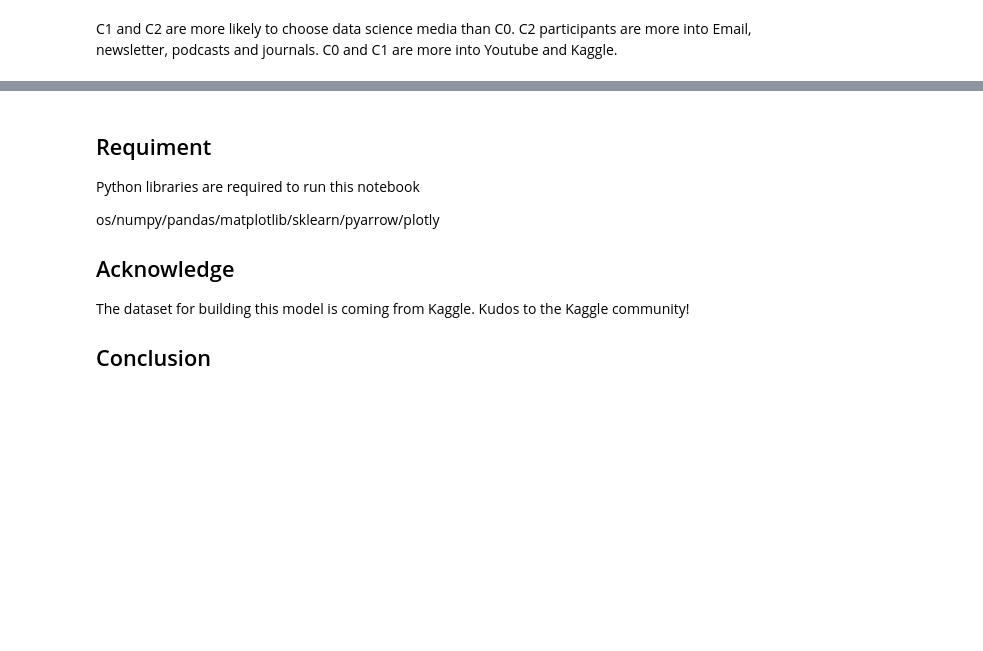
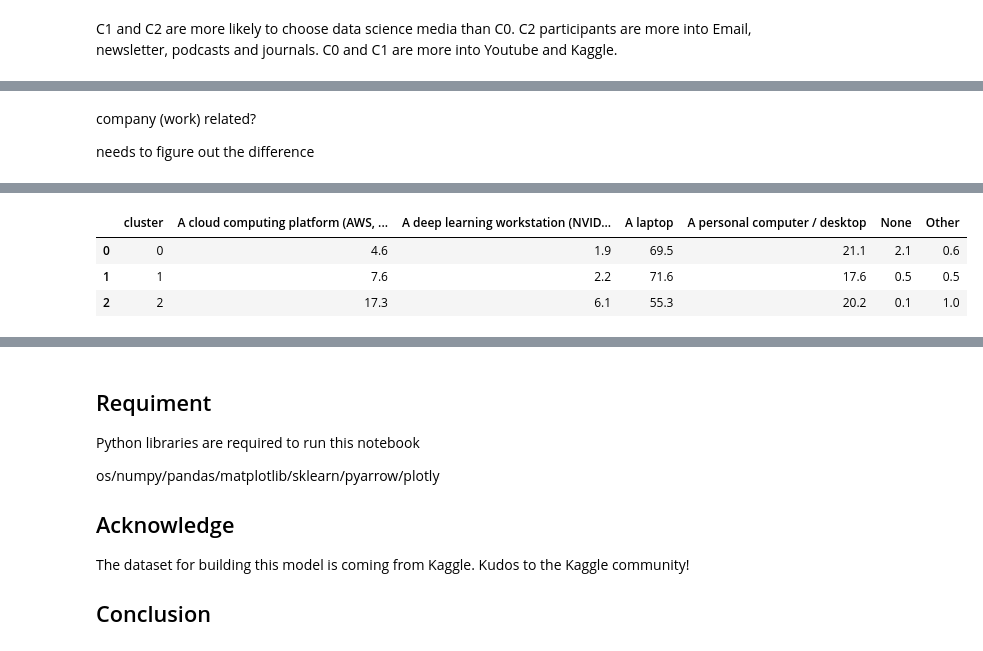
Before and after one commit to thecrossed/udacity_ds_nano_degree_capstone, a Jupyter notebook: udacity_ds_nano_degree_capstone.ipynb, the cells around one changed output, grey strips where cells are left out. Cells and saved outputs as stored; diff of their text form; code cells hidden in the pictures; blank space fills up the shorter version.

```diff
--- a/udacity_ds_nano_degree_capstone.ipynb
+++ b/udacity_ds_nano_degree_capstone.ipynb
@@ -749,0 +768,7 @@ C1 and C2 are more likely to choose data science media than C0. C2 participants
+# %% [markdown]
+company (work) related?
+
+needs to figure out the difference
+# %%
+cluster_question_plot(binary_data, "CompPlatMost")[0]
+# %% [output]
@@ -749,0 +776,4 @@ C1 and C2 are more likely to choose data science media than C0. C2 participants
+|  | cluster | A cloud computing platform (AWS, ... | A deep learning workstation (NVID... | A laptop | A personal computer / desktop | None | Other |
+| 0 | 0 | 4.6 | 1.9 | 69.5 | 21.1 | 2.1 | 0.6 |
+| 1 | 1 | 7.6 | 2.2 | 71.6 | 17.6 | 0.5 | 0.5 |
+| 2 | 2 | 17.3 | 6.1 | 55.3 | 20.2 | 0.1 | 1.0 |
```
Also changed, not shown: parts of 23 cells of this notebook.
